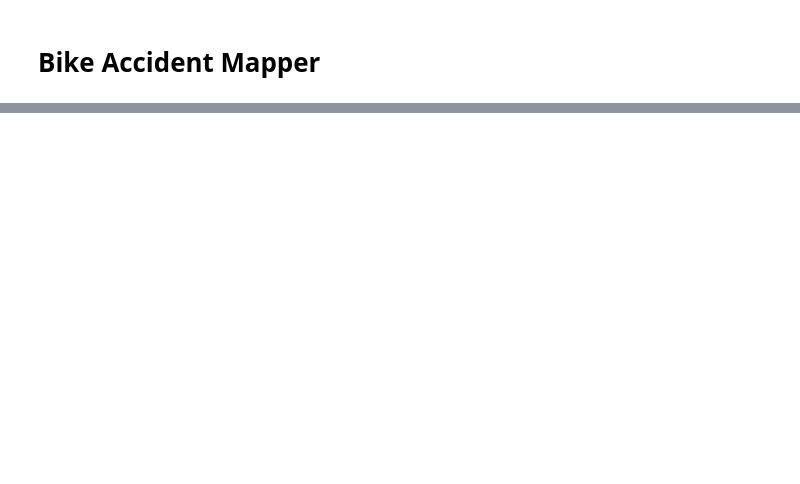
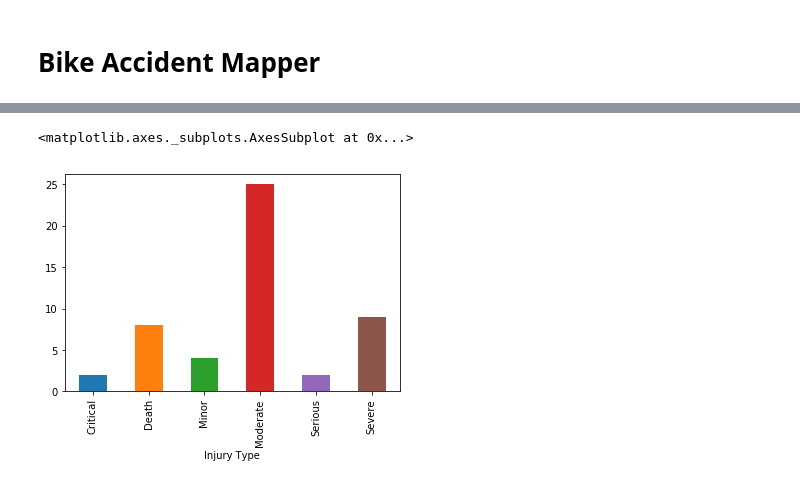
Before and after one commit to est987/BikeAccidentMapper, a Jupyter notebook: Bike Accidents Mapper.ipynb, the cells around one changed output, grey strips where cells are left out. Cells and saved outputs as stored; diff of their text form; code cells hidden in the pictures; blank space fills up the shorter version.

```diff
--- a/Bike Accidents Mapper.ipynb
+++ b/Bike Accidents Mapper.ipynb
@@ -357,0 +136,2 @@ cmap
+# %%
+df2_eng = df2_eng.replace({'Injury Type' : {'הרוג':'Death', 'קל':'Minor', 'בינוני':'Moderate', 'בינוני עד קשה':'Serious', 'בינוני-קשה':'Serious','קשה':'Severe','אנוש':'Critical'}})
@@ -357,0 +178,7 @@ cmap
+# %%
+#accidentByInjury = df2_eng.groupby('Injury Type').size().reset_index(name='count')
+accidentByInjury = df2_eng.groupby('Injury Type').size()
+accidentByInjury.plot.bar(x='Injury Type')
+# %% [output]
+<matplotlib.axes._subplots.AxesSubplot at 0x...>
+[figure, added]
```
Also changed, not shown: parts of 53 cells of this notebook.
